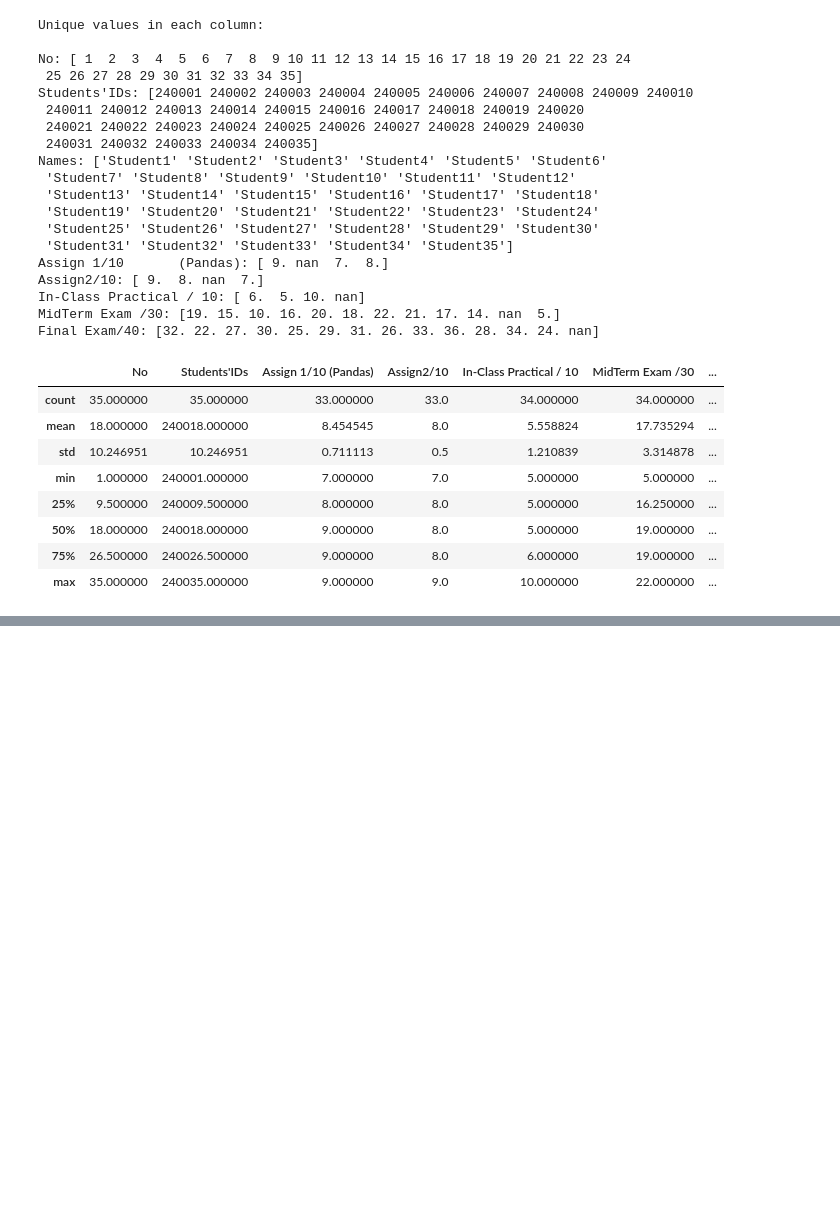
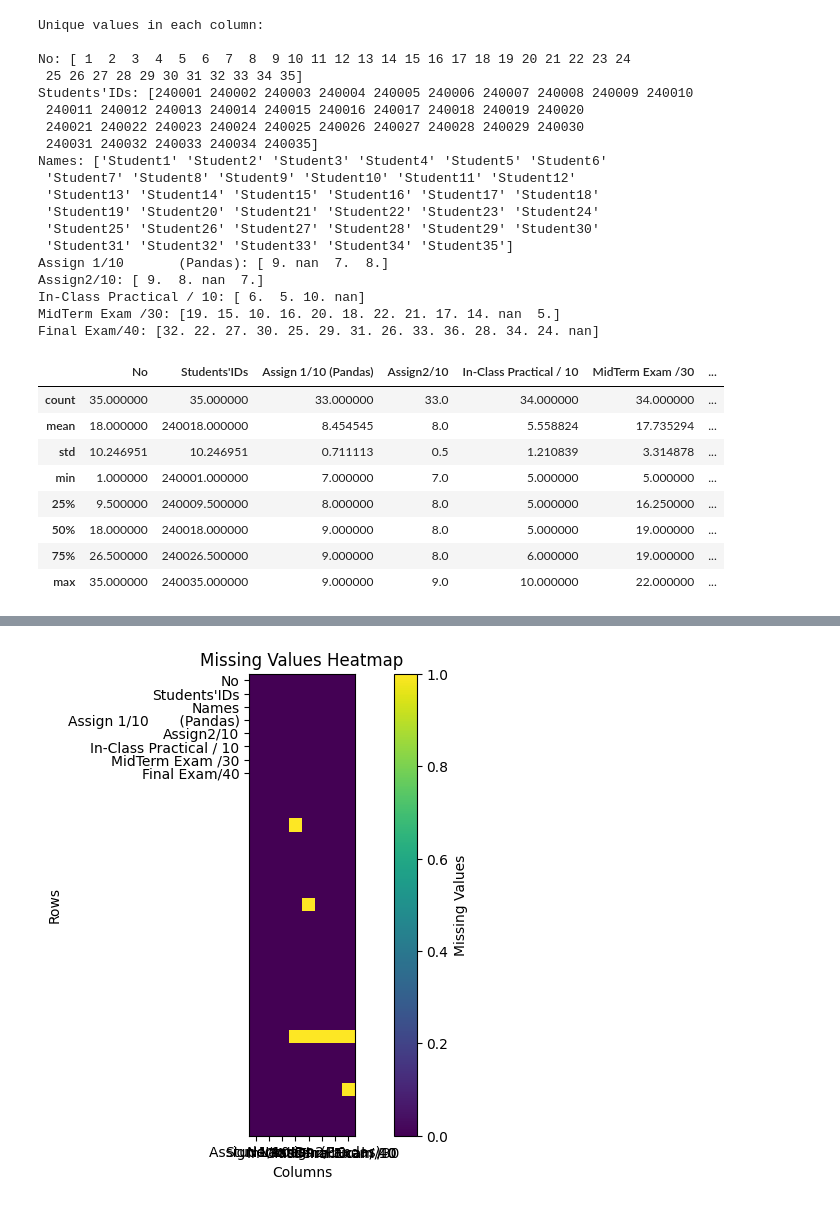
Before and after one commit to Optimus44/PythonWithKumar, a Jupyter notebook: Data Analysis and Visualization/Data Analysis and Visualization.ipynb, the cells around one changed output, grey strips where cells are left out. Cells and saved outputs as stored; diff of their text form; code cells hidden in the pictures; blank space fills up the shorter version.

```diff
--- a/Data Analysis and Visualization/Data Analysis and Visualization.ipynb
+++ b/Data Analysis and Visualization/Data Analysis and Visualization.ipynb
@@ -138,0 +152,13 @@ df1.describe()
+# %%
+## Another way to visualize
+plt.figure(figsize=(10, 6))
+plt.imshow(df1.isnull(), cmap='viridis')
+plt.title('Missing Values Heatmap')
+plt.xlabel('Columns')
+plt.ylabel('Rows')
+plt.xticks(range(len(df1.columns)), df1.columns)
+plt.yticks(range(len(df.columns)), df1.columns)
+plt.colorbar(label='Missing Values')
+plt.show()
+# %% [output]
+[figure, added]
```
Also changed, not shown: parts of 3 cells of this notebook.
